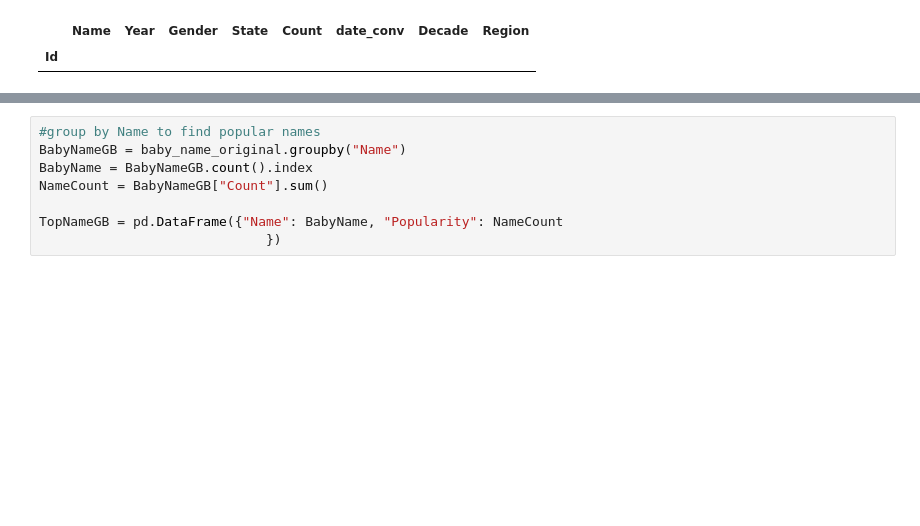
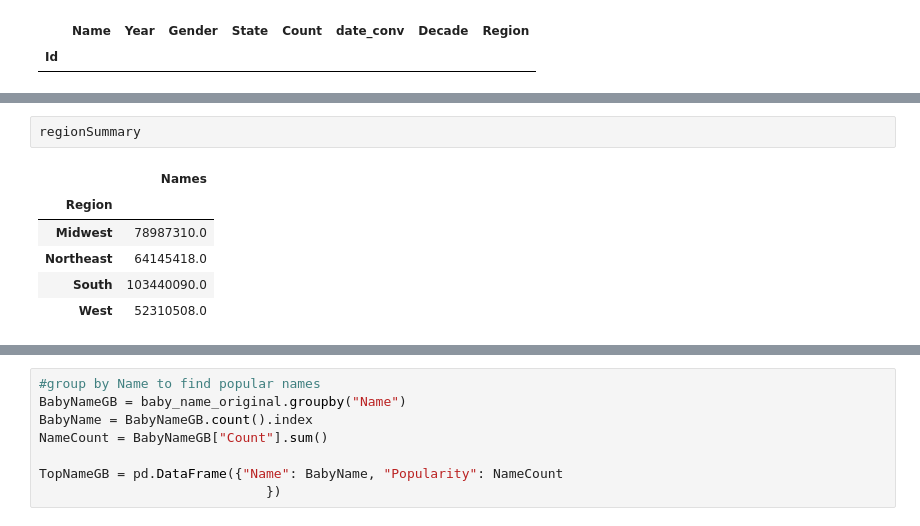
Before and after one commit to kekelee0714/BootcampProject, a Jupyter notebook: Matt/kaggleDataMatt.ipynb, the cells around one changed output, grey strips where cells are left out. Drawn from its saved outputs; the diff is of its cells as text; blank space fills up the shorter version.

```diff
--- a/Matt/kaggleDataMatt.ipynb
+++ b/Matt/kaggleDataMatt.ipynb
@@ -188,0 +209,9 @@ baby_unknown
+# %%
+regionSummary
+# %% [output]
+|  | Names |
+| Region |  |
+| Midwest | 78987310.0 |
+| Northeast | 64145418.0 |
+| South | 103440090.0 |
+| West | 52310508.0 |
```
Also changed, not shown: parts of 3 cells of this notebook.
